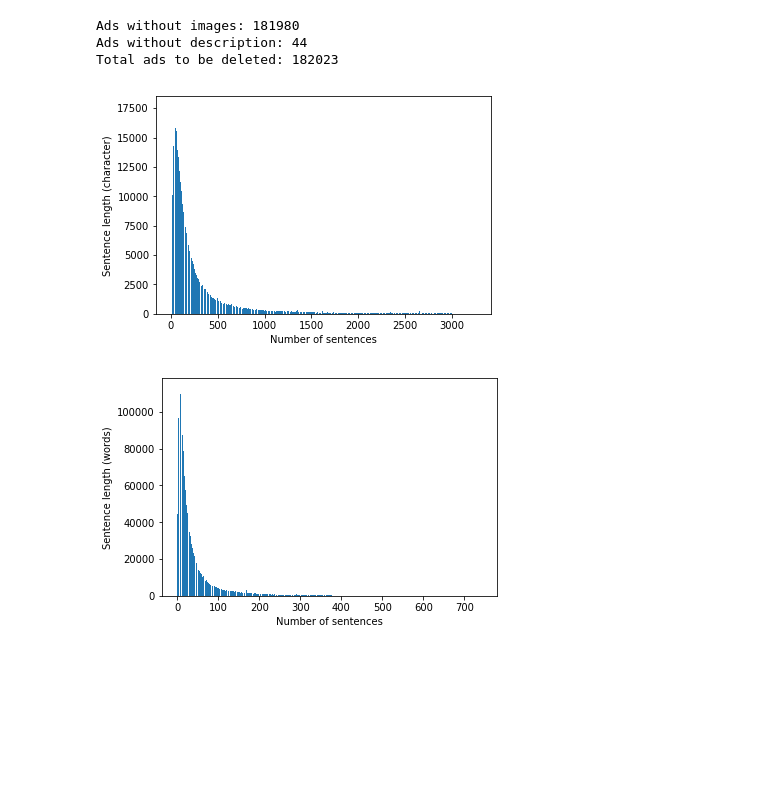
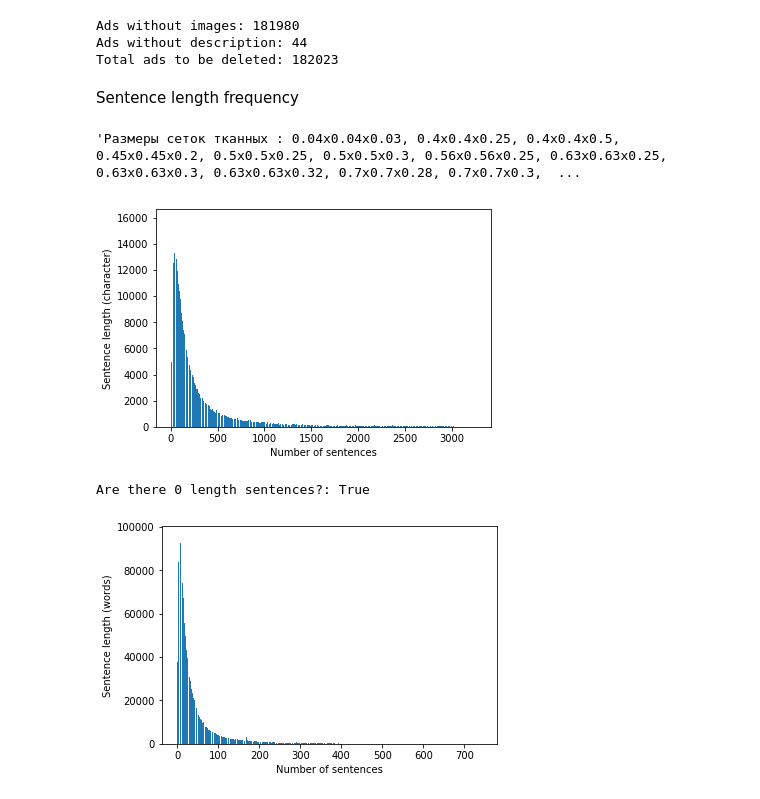
Before and after one commit to msmilevski/nrl, a Jupyter notebook: data_exploration.ipynb, the cells around one changed output. Cells and saved outputs as stored; diff of their text form; code cells hidden in the pictures; blank space fills up the shorter version.

```diff
--- a/data_exploration.ipynb
+++ b/data_exploration.ipynb
@@ -92,6 +93,16 @@ Total ads to be deleted: 182023
 # %%
 reader.drop(index=rows_with_nan, inplace=True)
 reader.to_csv("dataset/avito-duplicate-ads-detection/ItemInfo_test_processed.csv", encoding='utf-8')
+# %% [markdown]
+Sentence length frequency
+# %%
+train_info_path = "dataset/ItemInfo_train_processed.csv"
+reader = pd.read_csv(train_info_path, encoding='utf-8')
+descriptions = reader['description']
+# %%
+descriptions[165964]
+# %% [output]
+'Размеры сеток тканных : 0.04х0.04х0.03, 0.4х0.4х0.25, 0.4х0.4х0.5, 0.45х0.45х0.2, 0.5х0.5х0.25, 0.5х0.5х0.3, 0.56х0.56х0.25, 0.63х0.63х0.25, 0.63х0.63х0.3, 0.63х0.63х0.32, 0.7х0.7х0.28, 0.7х0.7х0.3,  ...
 # %%
 lengths = {}
 for desc in descriptions:
@@ -106,9 +117,9 @@ plt.bar(list(lengths.keys()), list(lengths.values()))
 plt.xlabel('Number of sentences')
 plt.ylabel("Sentence length (character)")
 plt.show()
-savefig("Number_of_characters_distribution.pdf", bbox_inches='tight')
+#savefig("Number_of_characters_distribution.pdf", bbox_inches='tight')
 # %% [output]
-[figure, old version]
+[figure, new version]
 # %%
 lengths = {}
 for desc in descriptions:
@@ -117,11 +128,16 @@ for desc in descriptions:
         lengths[length] = lengths[length] + 1
     else:
         lengths[length] = 1
+# %%
+# Sanity check
+print("Are there 0 length sentences?: " + str(0 in lengths.keys()))
+# %% [output]
+Are there 0 length sentences?: True
 # %%
 plt.bar(list(lengths.keys()), list(lengths.values()))
 plt.xlabel('Number of sentences')
 plt.ylabel('Sentence length (words)')
 plt.show()
-savefig("Number_of_words_distribution.pdf", bbox_inches='tight')
+#savefig("Number_of_words_distribution.pdf", bbox_inches='tight')
 # %% [output]
-[figure, old version]
+[figure, new version]
```
Also changed, not shown: parts of 10 cells of this notebook.
